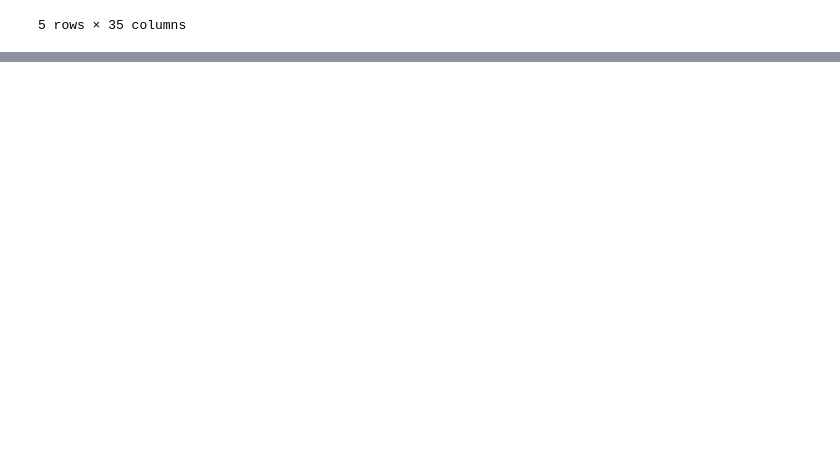
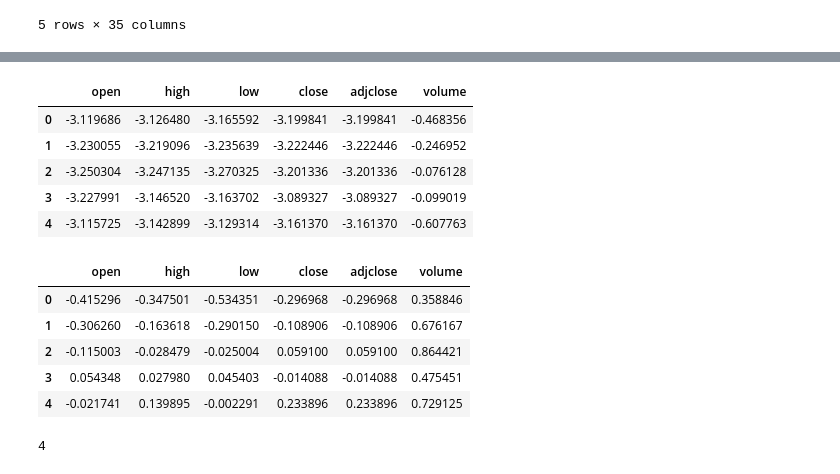
Before and after one commit to rodum012/Bitcoin_AI_Projection_Comparison, a Jupyter notebook: Data_Frame.ipynb, the cells around one changed output, grey strips where cells are left out. Saved outputs shown, nothing was run; the diff lists cells and outputs as text; code cells hidden in the pictures; blank space fills up the shorter version.

```diff
--- a/Data_Frame.ipynb
+++ b/Data_Frame.ipynb
@@ -29,0 +102,6 @@ Total_df.head()
+# %%
+X_train, X_test, Y_train, Y_test = X.iloc[:767], X.iloc[767:], Y.iloc[:767], Y.iloc[767:]
+X_train.dropna(inplace=True)
+X_test.dropna(inplace=True)
+Y_train.dropna(inplace=True)
+Y_test.dropna(inplace=True)
@@ -29,0 +122,32 @@ Total_df.head()
+# %%
+X_scalar = StandardScaler()
+# %%
+scaled_data_train = X_scalar.fit_transform(X_train)
+scaled_data_test = X_scalar.fit_transform(X_test)
+# %%
+X_scaled_train = X_scalar.transform(X_train)
+X_scaled_test = X_scalar.transform(X_test)
+# %%
+X_scaled_train_df = pd.DataFrame(
+    X_scaled_train,
+    columns=X.columns
+)
+X_scaled_test_df = pd.DataFrame(
+    X_scaled_test,
+    columns=X.columns
+)
+display(X_scaled_train_df.head())
+display(X_scaled_test_df.head())
+# %% [output]
+|  | open | high | low | close | adjclose | volume |
+| 0 | -3.119686 | -3.126480 | -3.165592 | -3.199841 | -3.199841 | -0.468356 |
+| 1 | -3.230055 | -3.219096 | -3.235639 | -3.222446 | -3.222446 | -0.246952 |
+| 2 | -3.250304 | -3.247135 | -3.270325 | -3.201336 | -3.201336 | -0.076128 |
+| 3 | -3.227991 | -3.146520 | -3.163702 | -3.089327 | -3.089327 | -0.099019 |
+| 4 | -3.115725 | -3.142899 | -3.129314 | -3.161370 | -3.161370 | -0.607763 |
+|  | open | high | low | close | adjclose | volume |
+| 0 | -0.415296 | -0.347501 | -0.534351 | -0.296968 | -0.296968 | 0.358846 |
+| 1 | -0.306260 | -0.163618 | -0.290150 | -0.108906 | -0.108906 | 0.676167 |
+| 2 | -0.115003 | -0.028479 | -0.025004 | 0.059100 | 0.059100 | 0.864421 |
+| 3 | 0.054348 | 0.027980 | 0.045403 | -0.014088 | -0.014088 | 0.475451 |
+| 4 | -0.021741 | 0.139895 | -0.002291 | 0.233896 | 0.233896 | 0.729125 |
@@ -29,0 +160,4 @@ Total_df.head()
+# %%
+number_input_features
+# %% [output]
+4
```
Also changed, not shown: parts of 24 cells of this notebook.
